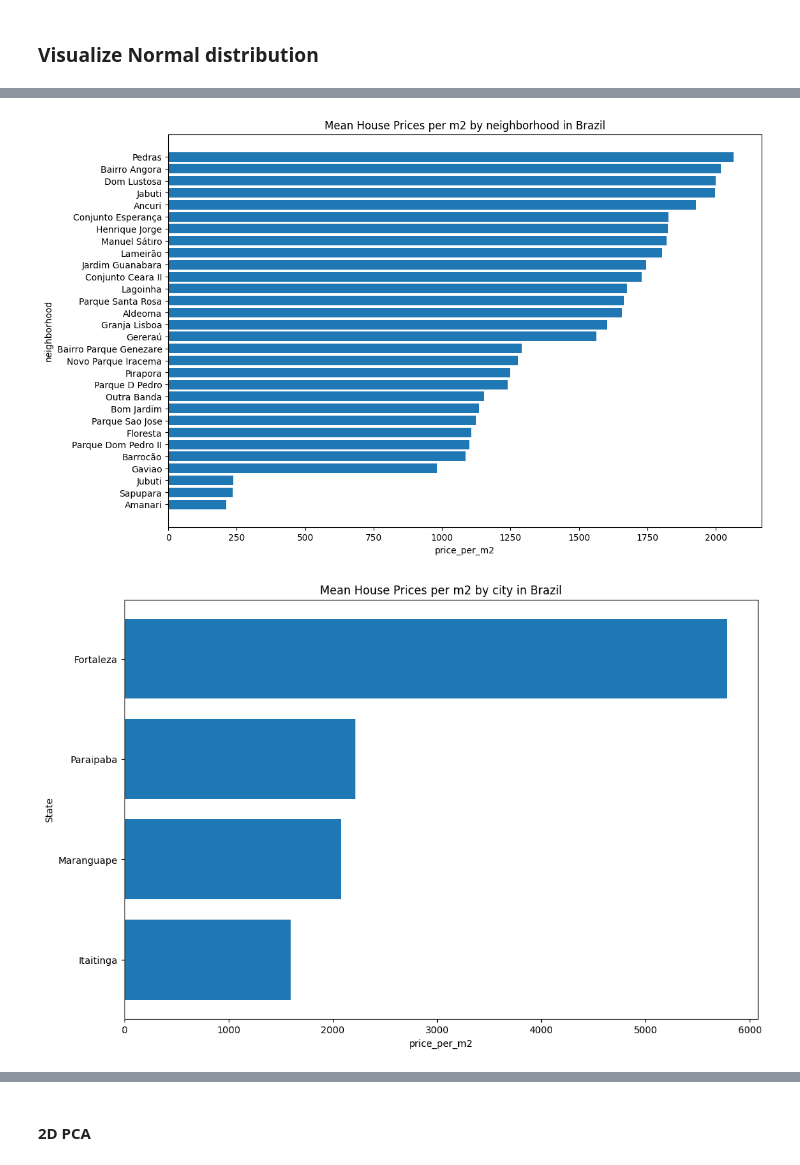
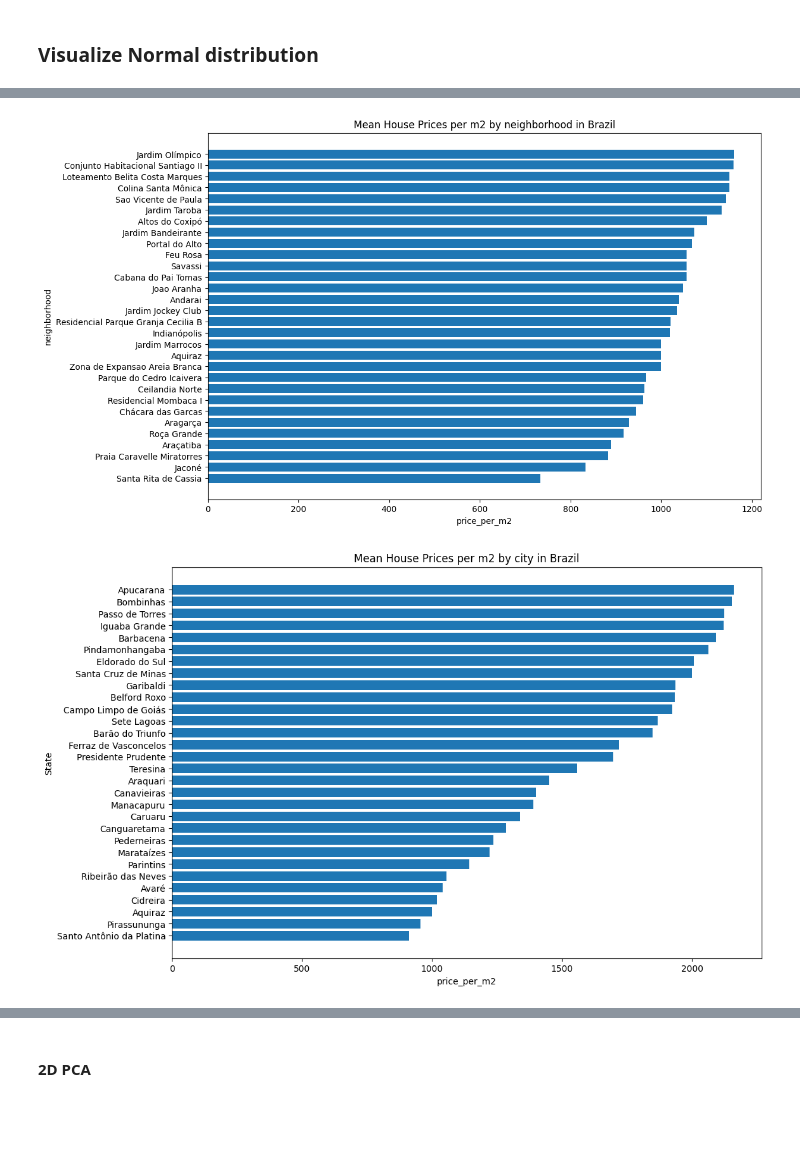
Before and after one commit to gabrielcdo/icd-hw1, a Jupyter notebook: notebooks/01_data_understand.ipynb, the cells around one changed output, grey strips where cells are left out. Drawn from its saved outputs; the diff is of its cells as text; code cells hidden in the pictures; blank space fills up the shorter version.

```diff
--- a/notebooks/01_data_understand.ipynb
+++ b/notebooks/01_data_understand.ipynb
@@ -7,8 +7,8 @@ import pandas as pd
 import matplotlib.pyplot as plt
 import numpy as np
 # %%
-data_size = 11632
-raw_data = pd.read_csv(f"../data/raw_data/ce_raw_data_{data_size}.csv")
+data_size = 10000
+raw_data = pd.read_csv(f"../data/raw_data/raw_data_{data_size}.csv")
 # %%
 # Exemplo de manipulação de colunas
 raw_data.rename(
@@ -252,25 +252,25 @@ plt.ylabel("neighborhood")
 plt.title("Mean House Prices per m2 by neighborhood in Brazil")
 plt.show()
 # %% [output]
-[figure, old version]
+[figure, new version]
 # %%
 import matplotlib.pyplot as plt
 
 # Group by state and get average price for each state
 grouped = data.groupby("city")["price_per_m2"].mean().reset_index()
 
 # Sort by price in ascending order to get the cheapest states
-sorted_grouped = grouped.sort_values(by="price_per_m2", ascending=True)
+sorted_grouped = grouped.sort_values(by="price_per_m2", ascending=True).head(30)
 
 # Create a bar chart for the mean house prices by state
 plt.figure(figsize=(12, 8))
 plt.barh(sorted_grouped["city"], sorted_grouped["price_per_m2"])
 plt.xlabel("price_per_m2")
 plt.ylabel("State")
 plt.title("Mean House Prices per m2 by city in Brazil")
 plt.show()
 # %% [output]
-[figure, old version]
+[figure, new version]
 # %%
 data["city"].unique()
 # %% [output]
```
Also changed, not shown: parts of 13 cells of this notebook, 6 other files.
